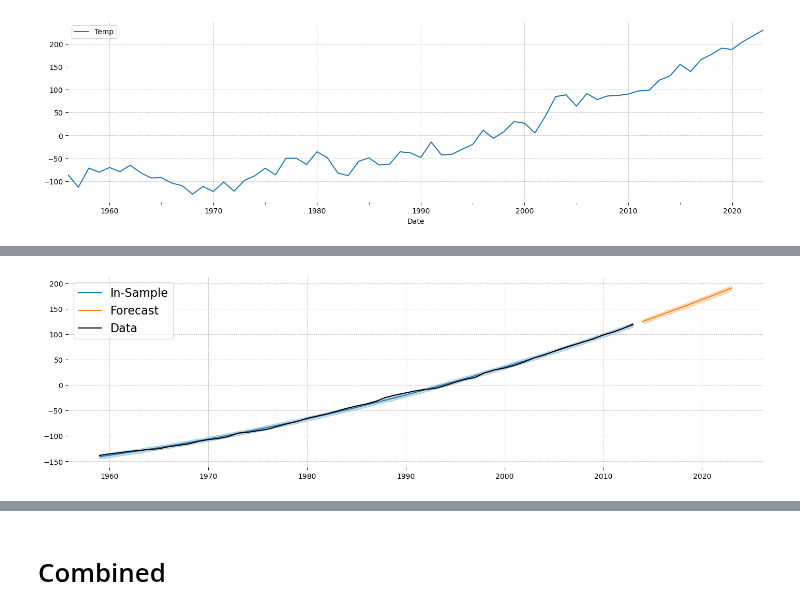
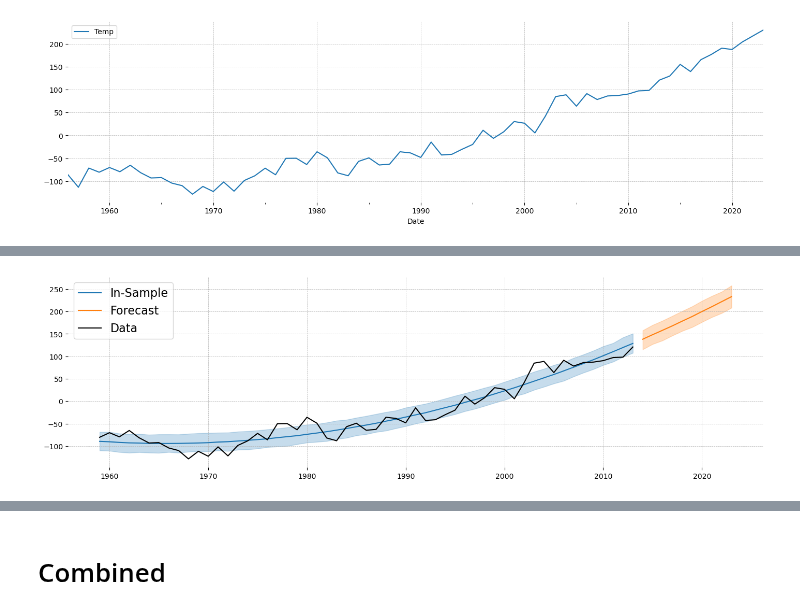
Before and after one commit to jessegrabowski/laos-climate-change, a Jupyter notebook: notebooks/Bayes Climate Modeling2.ipynb, the cells around one changed output, grey strips where cells are left out. Saved outputs shown, nothing was run; the diff lists cells and outputs as text; code cells hidden in the pictures.

```diff
--- a/notebooks/Bayes Climate Modeling2.ipynb
+++ b/notebooks/Bayes Climate Modeling2.ipynb
@@ -79,10 +38,3 @@ df_co2 = process_co2()
-# %%
-df_ocean = df_ocean.resample('YE').mean()
-df_ocean.reset_index(inplace=True)
-df_ocean['Date'] = df_ocean['Date'] - pd.offsets.YearBegin()
-df_ocean.set_index("Date", inplace=True)
-df_ocean = df_ocean.iloc[1:-1] #Dropping first and last column with incomplete data
-df_ocean = df_ocean + 152 #add back in baseline that was subtracted from the data
 # %%
 df_ocean = 100*(df_ocean - df_ocean.mean())/df_ocean.std()
 df_co2 = 100*(df_co2 - df_co2.mean())/df_co2.std()
@@ -242,21 +164,4 @@ Sampling: [y_hat]
-# %%
-# We'll re-use these
-def make_plot_iter():
-    plotting_groups = ['posterior_predictive', 'predictions', 'constant_data']
-    var_names = ['y_hat', 'y_hat', 'y_obs']
-    plotting_colors = ['tab:blue', 'tab:orange', 'k']
-    labels = ['In-Sample', 'Forecast', 'Data']
-    return zip(plotting_groups, var_names, labels, plotting_colors)
-
-fig, ax = plt.subplots()
-for group, var_name, label, var_color in make_plot_iter():
-    data = getattr(det_trend_idata, group)
-    time_values = data.coords['time'].values
-    if group != 'constant_data':
-        hdi = az.hdi(data)[var_name]
-        data = data.mean(dim=['chain', 'draw'])
-        ax.fill_between(time_values, *hdi.values.T, color=var_color, alpha=0.25)
-    ax.plot(time_values, data[var_name].values, c=var_color, label=label)
-    ax.legend(fontsize=16)
-# %% [output]
-[figure, removed]
+# %%
+plot_predictions(det_trend_idata, 'ocean_temp')
+# %% [output]
+[figure, added]
```
Also changed, not shown: parts of 32 cells of this notebook.
